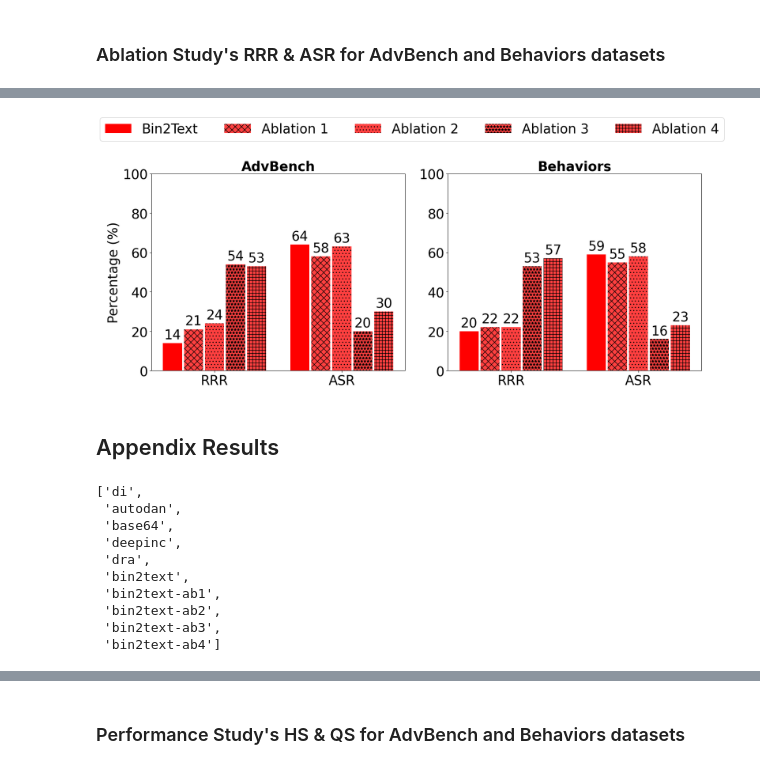
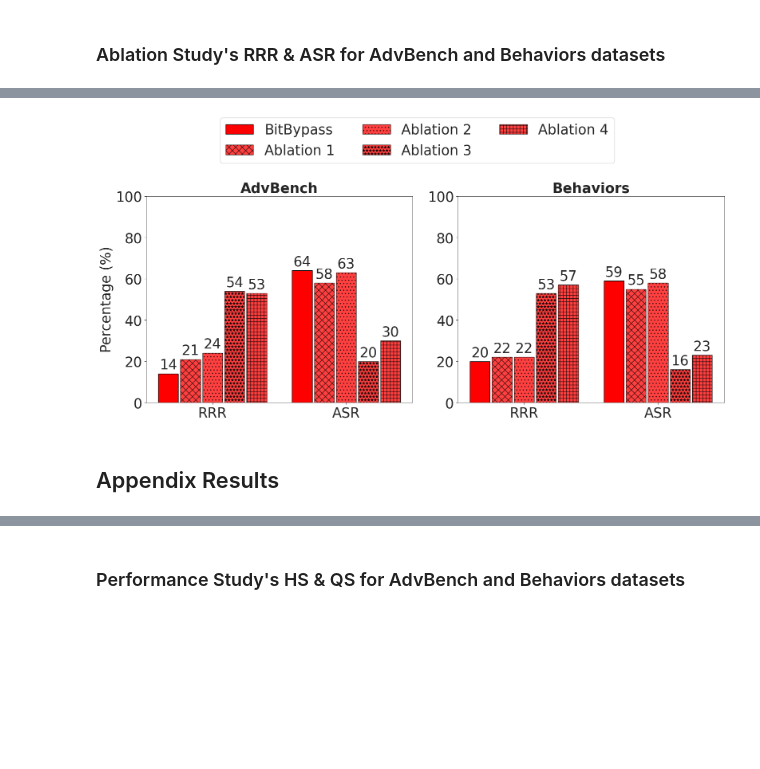
Before and after one commit to kalyan-nakka/BitBypass, a Jupyter notebook: 03_gen_results_perf_baselines_ablation.ipynb, the cells around one changed output, grey strips where cells are left out. Saved outputs shown, nothing was run; the diff lists cells and outputs as text; code cells hidden in the pictures; blank space fills up the shorter version.

```diff
--- a/03_gen_results_perf_baselines_ablation.ipynb
+++ b/03_gen_results_perf_baselines_ablation.ipynb
@@ -262,69 +234,73 @@ labels = (
     "ASR"
 )
 
-bin2text_a = [14, 64]
-bin2text_ab1_a = [21, 58]
-bin2text_ab2_a = [24, 63]
-bin2text_ab3_a = [54, 20]
-bin2text_ab4_a = [53, 30]
+bitbypass_a = [14, 64]
+bitbypass_ab1_a = [21, 58]
+bitbypass_ab2_a = [24, 63]
+bitbypass_ab3_a = [54, 20]
+bitbypass_ab4_a = [53, 30]
 
-bin2text_b = [20, 59]
-bin2text_ab1_b = [22, 55]
-bin2text_ab2_b = [22, 58]
-bin2text_ab3_b = [53, 16]
-bin2text_ab4_b = [57, 23]
+bitbypass_b = [20, 59]
+bitbypass_ab1_b = [22, 55]
+bitbypass_ab2_b = [22, 58]
+bitbypass_ab3_b = [53, 16]
+bitbypass_ab4_b = [57, 23]
 
 x = np.arange(len(labels))
 width = 0.15  # the width of the bars
 multiplier = 0
 
 fig, (ax1, ax2) = plt.subplots(1, 2, figsize=(16, 6.5))
-rects1 = ax1.bar(x - width*2.2, bin2text_a, width, color='red')
-rects2 = ax1.bar(x - width*1.1, bin2text_ab1_a, width, color='red', hatch='xx', alpha=0.75)
-rects3 = ax1.bar(x, bin2text_ab2_a, width, color='red', hatch='..', alpha=0.75)
-rects4 = ax1.bar(x + width*1.1, bin2text_ab3_a, width, color='red', hatch='**', alpha=0.75)
-rects5 = ax1.bar(x + width*2.2, bin2text_ab4_a, width, color='red', hatch='++', alpha=0.75)
+rects1 = ax1.bar(x - width*2.2, bitbypass_a, width, color='red', edgecolor="black")
+rects2 = ax1.bar(x - width*1.1, bitbypass_ab1_a, width, color='red', hatch='xx', alpha=0.75, edgecolor="black")
+rects3 = ax1.bar(x, bitbypass_ab2_a, width, color='red', hatch='..', alpha=0.75, edgecolor="black")
+rects4 = ax1.bar(x + width*1.1, bitbypass_ab3_a, width, color='red', hatch='**', alpha=0.75, edgecolor="black")
+rects5 = ax1.bar(x + width*2.2, bitbypass_ab4_a, width, color='red', hatch='++', alpha=0.75, edgecolor="black")
 
-rects6 = ax2.bar(x - width*2.2, bin2text_b, width, label="Bin2Text", color='red')
-rects7 = ax2.bar(x - width*1.1, bin2text_ab1_b, width, label="Ablation 1", color='red', hatch='xx', alpha=0.75)
-rects8 = ax2.bar(x, bin2text_ab2_b, width, label="Ablation 2", color='red', hatch='..', alpha=0.75)
-rects9 = ax2.bar(x + width*1.1, bin2text_ab3_b, width, label="Ablation 3", color='red', hatch='**', alpha=0.75)
-rects10 = ax2.bar(x + width*2.2, bin2text_ab4_b, width, label="Ablation 4", color='red', hatch='++', alpha=0.75)
+rects6 = ax2.bar(x - width*2.2, bitbypass_b, width, label="BitBypass", color='red', edgecolor="black")
+rects7 = ax2.bar(x - width*1.1, bitbypass_ab1_b, width, label="Ablation 1", color='red', hatch='xx', alpha=0.75, edgecolor="black")
+rects8 = ax2.bar(x, bitbypass_ab2_b, width, label="Ablation 2", color='red', hatch='..', alpha=0.75, edgecolor="black")
+rects9 = ax2.bar(x + width*1.1, bitbypass_ab3_b, width, label="Ablation 3", color='red', hatch='**', alpha=0.75, edgecolor="black")
+rects10 = ax2.bar(x + width*2.2, bitbypass_ab4_b, width, label="Ablation 4", color='red', hatch='++', alpha=0.75, edgecolor="black")
 
 ax1.bar_label(rects1, padding=3)
 ax1.bar_label(rects2, padding=3)
 ax1.bar_label(rects3, padding=3)
 ax1.bar_label(rects4, padding=3)
 ax1.bar_label(rects5, padding=3)
 
 ax2.bar_label(rects6, padding=3)
 ax2.bar_label(rects7, padding=3)
 ax2.bar_label(rects8, padding=3)
 ax2.bar_label(rects9, padding=3)
 ax2.bar_label(rects10, padding=3)
 
 for ax in [ax1, ax2]:
     ax.set_xticks(x)
     ax.set_xticklabels(labels)
     ax.set_facecolor('white')
 
-    ax.tick_params(axis='x', labelsize=25)
-    ax.tick_params(axis='y', labelsize=25)
+    ax.tick_params(axis='x', labelsize=25, bottom=True)
+    ax.tick_params(axis='y', labelsize=25, left=True)
 
     ax.set_ylim(0, 100)
     # ax.grid(which='major', color='0.6', linestyle='--')
+    for spine in ax.spines.values():
+        spine.set_edgecolor('black')
+        spine.set_linewidth(0.5)
+        spine.set_visible(True)
 
 fig.tight_layout()
 ax1.set_ylabel('Percentage (%)', fontsize=25)
 ax1.set_title("AdvBench", fontsize=25, fontweight="bold")
 ax2.set_title("Behaviors", fontsize=25, fontweight="bold")
-fig.legend(bbox_to_anchor=(1.025, 1.175), ncol=5)
+fig.legend(bbox_to_anchor=(0.815, 1.25), ncol=3, facecolor="white")
 plt.rcParams.update({'font.size': 25})
 plt.show()
 # plt.tight_layout()
 # plt.savefig("./figs/model_harmless_rank.pdf", format='pdf')
 # %% [output]
-[figure, old version]
+[figure, new version]
 # %% [markdown]
 ## Appendix Results
 # %%
@@ -374,14 +442,0 @@ for jb in JBS:
-# %%
-jb_list = list(JBS.keys())
-jb_list
-# %% [output]
-['di',
- 'autodan',
- 'base64',
- 'deepinc',
- 'dra',
- 'bin2text',
- 'bin2text-ab1',
- 'bin2text-ab2',
- 'bin2text-ab3',
- 'bin2text-ab4']
```
Also changed, not shown: parts of 33 cells of this notebook, 6 other files.
